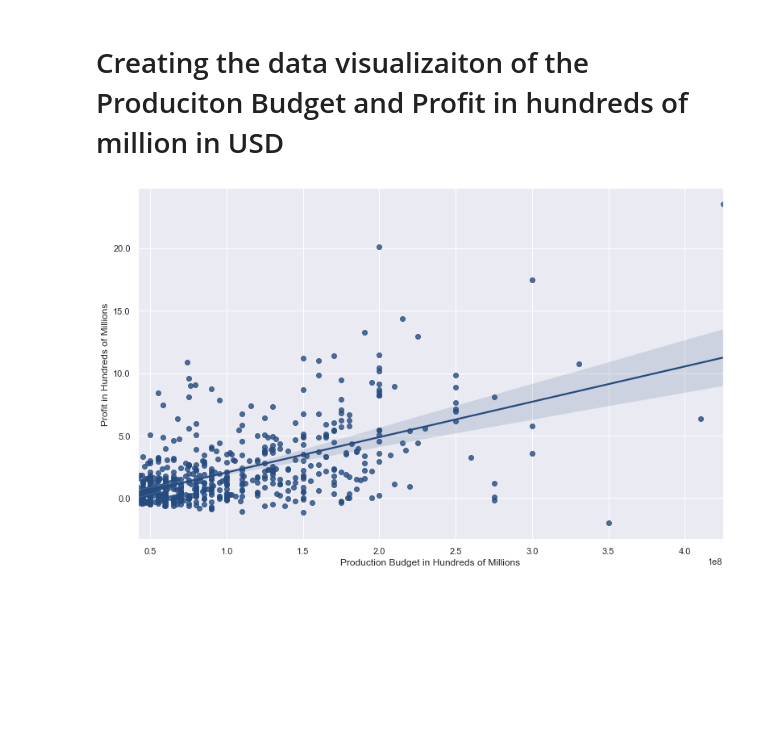
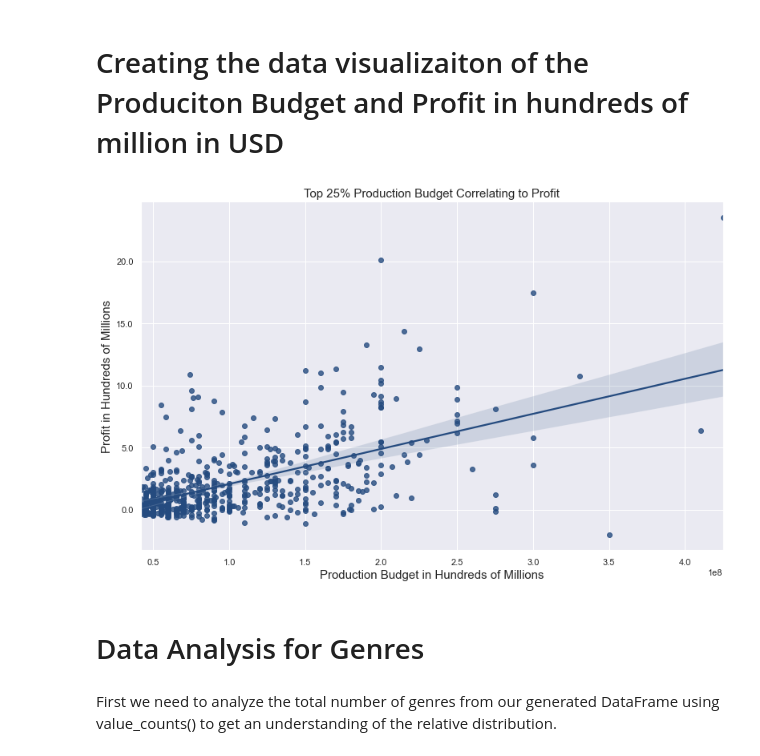
Before and after one commit to zmtillery/group-5-0206, a Jupyter notebook: CapstoneNotebook.ipynb, the cells around one changed output. Saved outputs shown, nothing was run; the diff lists cells and outputs as text; code cells hidden in the pictures; blank space fills up the shorter version.

```diff
--- a/CapstoneNotebook.ipynb
+++ b/CapstoneNotebook.ipynb
@@ -303,9 +304,14 @@ limiter_test2
 # %%
 fig, ax = plt.subplots(figsize=(13, 8))
 sns.regplot(limiter_test2['production_budget'], limiter_test2['profit'])
-plt.xlabel('Production Budget in Hundreds of Millions')
-plt.ylabel('Profit in Hundreds of Millions')
+plt.title('Top 25% Production Budget Correlating to Profit', fontdict={'fontsize': 15})
+plt.xlabel('Production Budget in Hundreds of Millions', fontdict={'fontsize': 15})
+plt.ylabel('Profit in Hundreds of Millions', fontdict={'fontsize': 15})
 sns.set_theme(palette = 'crest_r')
 ax.yaxis.set_major_formatter(FuncFormatter(millions_formatter))
 # %% [output]
-[figure, old version]
+[figure, new version]
+# %% [markdown]
+# Data Analysis for Genres
+# %% [markdown]
+First we need to analyze the total number of genres from our generated DataFrame using value_counts() to get an understanding of the relative distribution.
```
Also changed, not shown: parts of 22 cells of this notebook.
